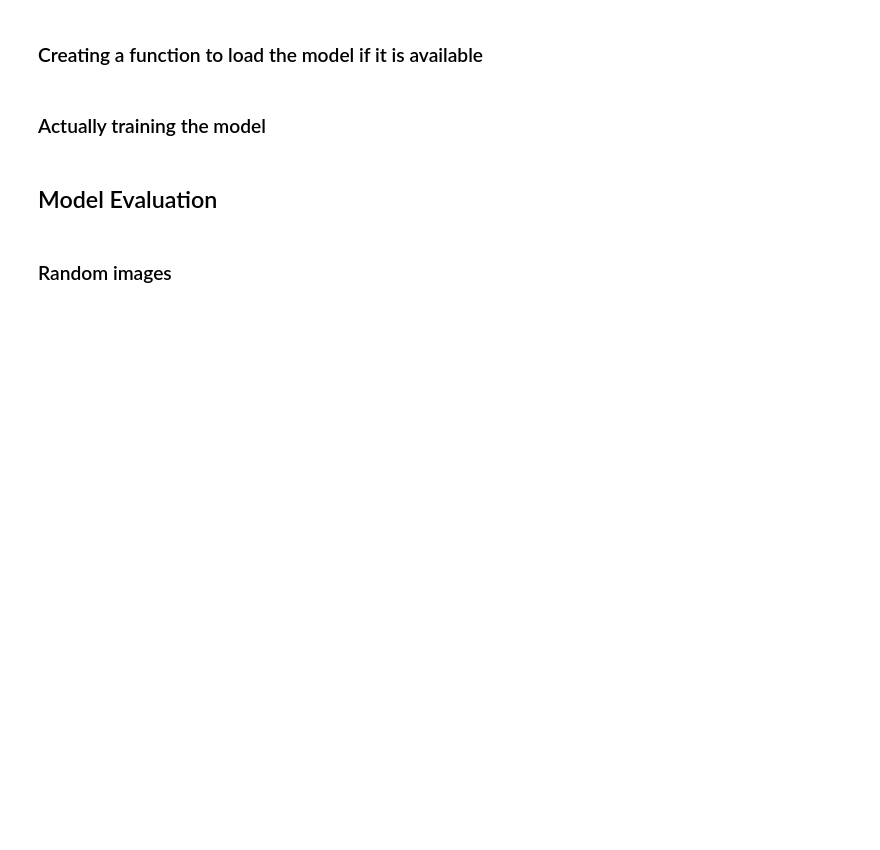
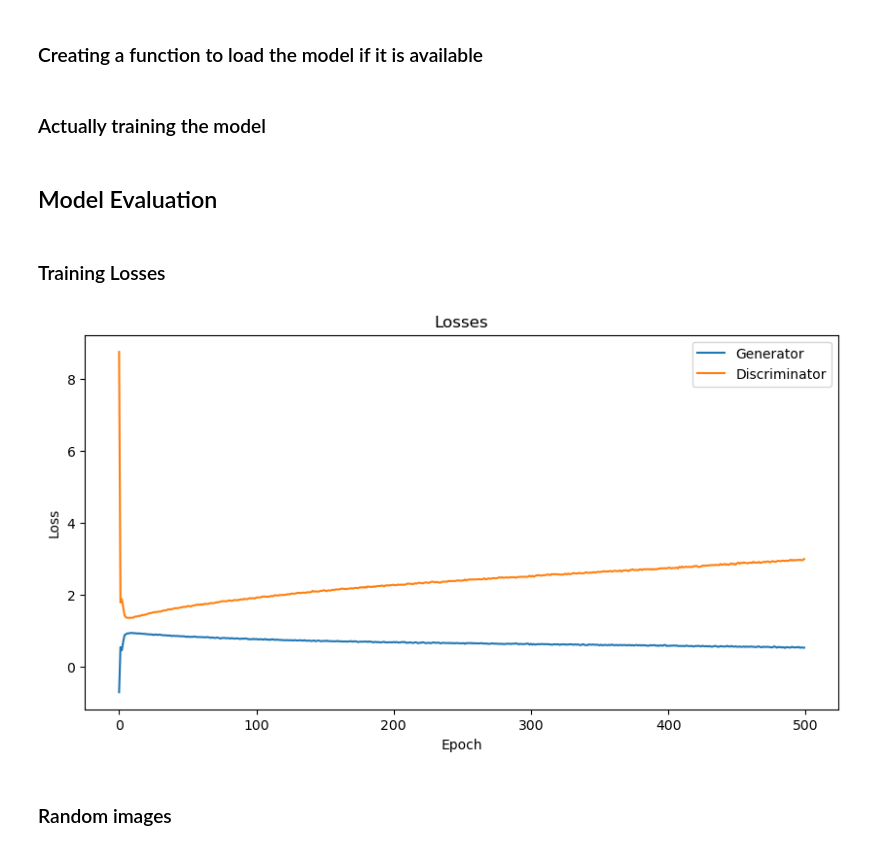
Before and after one commit to dennisjooo/DCGAN-on-MNIST, a Jupyter notebook: main.ipynb, the cells around one changed output. Drawn from its saved outputs; the diff is of its cells as text; code cells hidden in the pictures; blank space fills up the shorter version.

```diff
--- a/main.ipynb
+++ b/main.ipynb
@@ -288,6 +317,33 @@ losses_g, losses_d = load_or_new(model_path=model_paths,
                                  save=False)
 # %% [markdown]
 ## Model Evaluation
+# %% [markdown]
+### Training Losses
+# %%
+# Loading the losses
+losses_g = joblib.load(model_paths['Generator'][:-3] + 'pkl')
+losses_d = joblib.load(model_paths['Discriminator'][:-3] + 'pkl')
+
+# Setting up the figure
+plt.figure(figsize=(10, 5))
+
+# Plotting the losses
+plt.plot(losses_g, label='Generator')
+plt.plot(losses_d, label='Discriminator')
+
+# Plot settings
+plt.legend()
+plt.xlabel('Epoch')
+plt.ylabel('Loss')
+plt.title('Losses')
+
+# Saving the figure
+plt.savefig('images//losses.png', dpi=300, bbox_inches='tight')
+
+# Displaying the figure
+plt.show()
+# %% [output]
+[figure, added]
 # %% [markdown]
 ### Random images
 # %%
```
Also changed, not shown: parts of 10 cells of this notebook, 31 other files.
